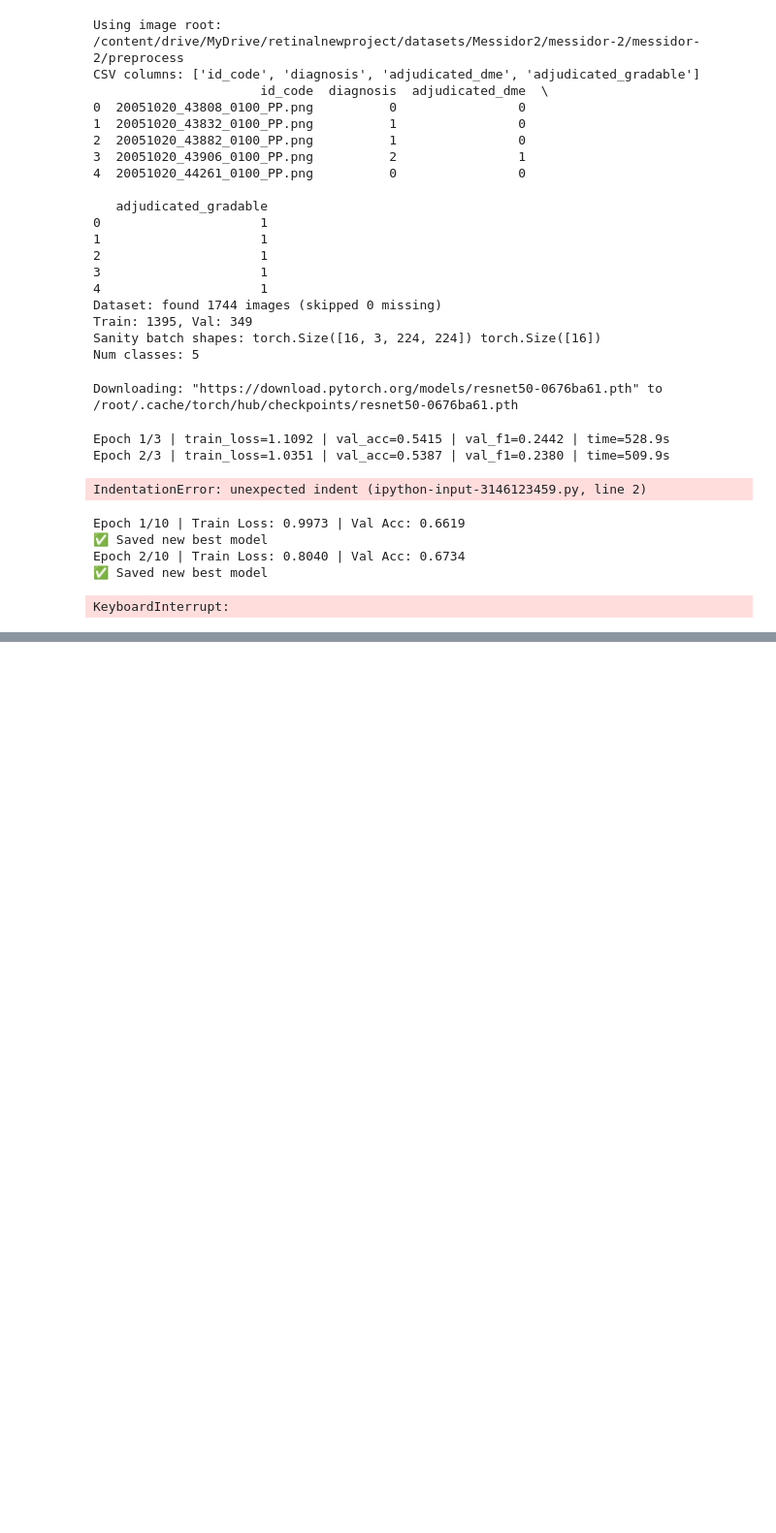
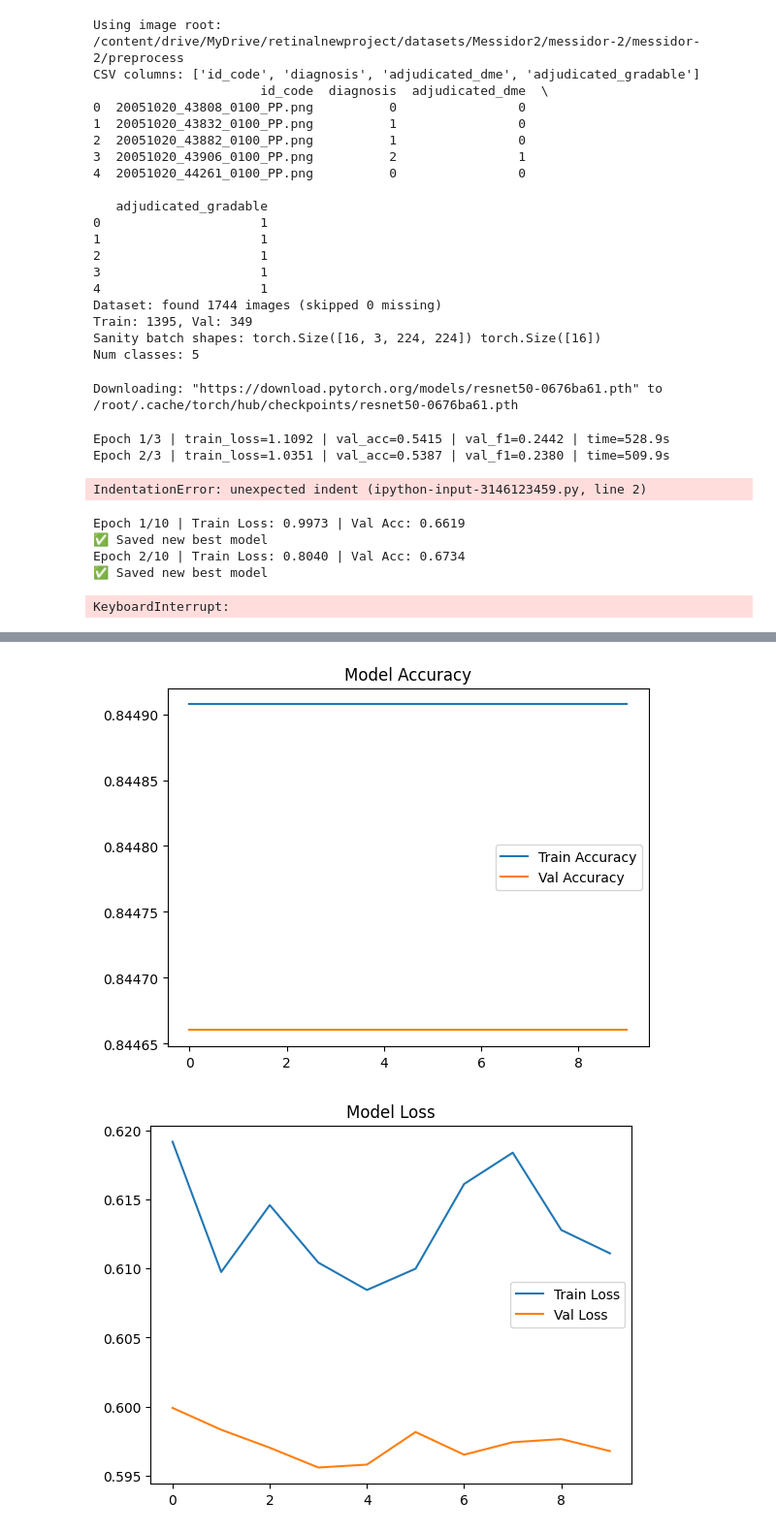
Before and after one commit to israinamdar493-ops/retinalprojectsizz4, a Jupyter notebook: finalproject.ipynb, the cells around one changed output, grey strips where cells are left out. Shown at 97% size. Cells and saved outputs as stored; diff of their text form; code cells hidden in the pictures; blank space fills up the shorter version.

```diff
--- a/finalproject.ipynb
+++ b/finalproject.ipynb
@@ -2187,0 +5240,28 @@ Epoch 1/5
+# %%
+from tensorflow.keras.applications import EfficientNetB4
+from tensorflow.keras.models import Model
+from tensorflow.keras.layers import Dense, GlobalAveragePooling2D
+from tensorflow.keras.optimizers import Adam
+
+# 1️⃣ Load EfficientNetB4 base model without top layer
+base_model = EfficientNetB4(weights='imagenet', include_top=False, input_shape=(224, 224, 3))
+
+# 2️⃣ Add custom top layers
+x = base_model.output
+x = GlobalAveragePooling2D()(x)
+output = Dense(5, activation='softmax')(x)  # 5 classes
+model = Model(inputs=base_model.input, outputs=output)
+
+# 3️⃣ Compile the model
+model.compile(optimizer=Adam(learning_rate=0.0001),
+              loss='categorical_crossentropy',
+              metrics=['accuracy'])
+
+# 4️⃣ Train the model
+history = model.fit(
+    train_gen,
+    validation_data=val_gen,
+    epochs=10,
+    steps_per_epoch=len(train_gen),
+    validation_steps=len(val_gen)
+)
@@ -2187,0 +5284,17 @@ Epoch 1/5
+# %%
+import matplotlib.pyplot as plt
+
+plt.plot(history.history['accuracy'], label='Train Accuracy')
+plt.plot(history.history['val_accuracy'], label='Val Accuracy')
+plt.title('Model Accuracy')
+plt.legend()
+plt.show()
+
+plt.plot(history.history['loss'], label='Train Loss')
+plt.plot(history.history['val_loss'], label='Val Loss')
+plt.title('Model Loss')
+plt.legend()
+plt.show()
+# %% [output]
+[figure, added]
+[figure, added]
```
Also changed, not shown: parts of 123 cells of this notebook.
